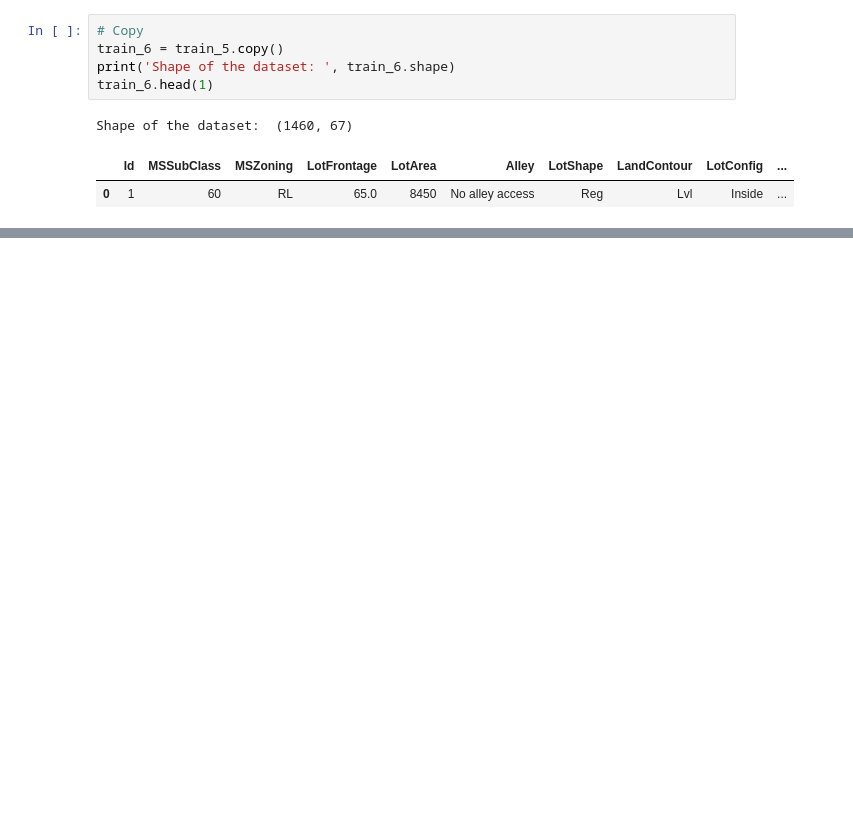
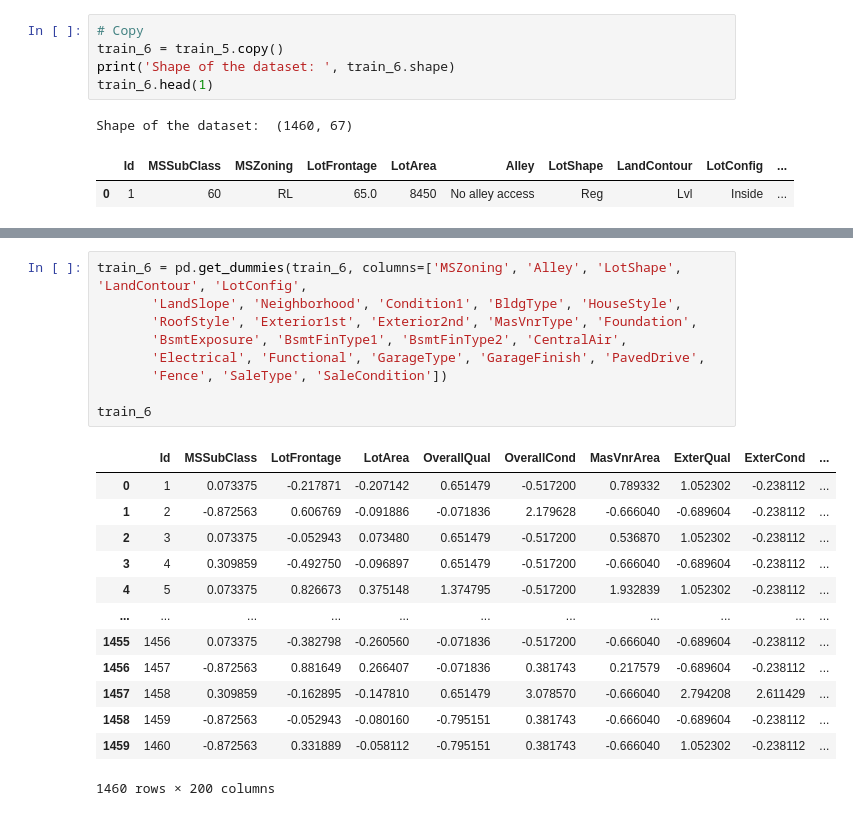
Before and after one commit to giannisbasa/House-Prices, a Jupyter notebook: House_Prices copy.ipynb, the cells around one changed output, grey strips where cells are left out. Drawn from its saved outputs; the diff is of its cells as text; blank space fills up the shorter version.

```diff
--- a/House_Prices copy.ipynb
+++ b/House_Prices copy.ipynb
@@ -1350,0 +1423,23 @@ train_6.select_dtypes(include='object').head(1)
+# %%
+train_6 = pd.get_dummies(train_6, columns=['MSZoning', 'Alley', 'LotShape', 'LandContour', 'LotConfig',
+       'LandSlope', 'Neighborhood', 'Condition1', 'BldgType', 'HouseStyle',
+       'RoofStyle', 'Exterior1st', 'Exterior2nd', 'MasVnrType', 'Foundation',
+       'BsmtExposure', 'BsmtFinType1', 'BsmtFinType2', 'CentralAir',
+       'Electrical', 'Functional', 'GarageType', 'GarageFinish', 'PavedDrive',
+       'Fence', 'SaleType', 'SaleCondition'])
+
+train_6
+# %% [output]
+|  | Id | MSSubClass | LotFrontage | LotArea | OverallQual | OverallCond | MasVnrArea | ExterQual | ExterCond | ... |
+| 0 | 1 | 0.073375 | -0.217871 | -0.207142 | 0.651479 | -0.517200 | 0.789332 | 1.052302 | -0.238112 | ... |
+| 1 | 2 | -0.872563 | 0.606769 | -0.091886 | -0.071836 | 2.179628 | -0.666040 | -0.689604 | -0.238112 | ... |
+| 2 | 3 | 0.073375 | -0.052943 | 0.073480 | 0.651479 | -0.517200 | 0.536870 | 1.052302 | -0.238112 | ... |
+| 3 | 4 | 0.309859 | -0.492750 | -0.096897 | 0.651479 | -0.517200 | -0.666040 | -0.689604 | -0.238112 | ... |
+| 4 | 5 | 0.073375 | 0.826673 | 0.375148 | 1.374795 | -0.517200 | 1.932839 | 1.052302 | -0.238112 | ... |
+| ... | ... | ... | ... | ... | ... | ... | ... | ... | ... | ... |
+| 1455 | 1456 | 0.073375 | -0.382798 | -0.260560 | -0.071836 | -0.517200 | -0.666040 | -0.689604 | -0.238112 | ... |
+| 1456 | 1457 | -0.872563 | 0.881649 | 0.266407 | -0.071836 | 0.381743 | 0.217579 | -0.689604 | -0.238112 | ... |
+| 1457 | 1458 | 0.309859 | -0.162895 | -0.147810 | 0.651479 | 3.078570 | -0.666040 | 2.794208 | 2.611429 | ... |
+| 1458 | 1459 | -0.872563 | -0.052943 | -0.080160 | -0.795151 | 0.381743 | -0.666040 | -0.689604 | -0.238112 | ... |
+| 1459 | 1460 | -0.872563 | 0.331889 | -0.058112 | -0.795151 | 0.381743 | -0.666040 | 1.052302 | -0.238112 | ... |
+1460 rows × 200 columns
```
Also changed, not shown: parts of 17 cells of this notebook.
